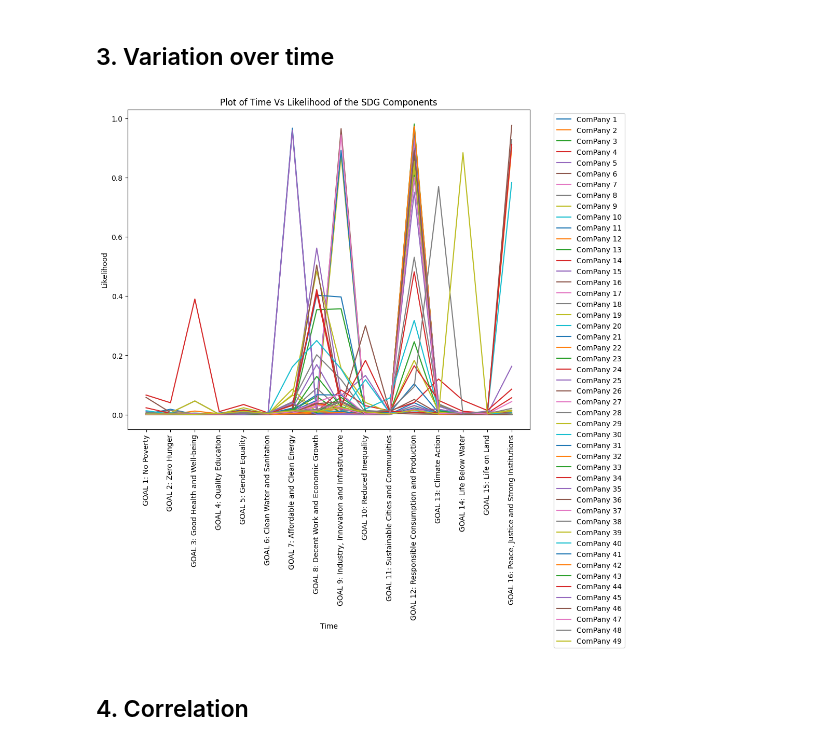
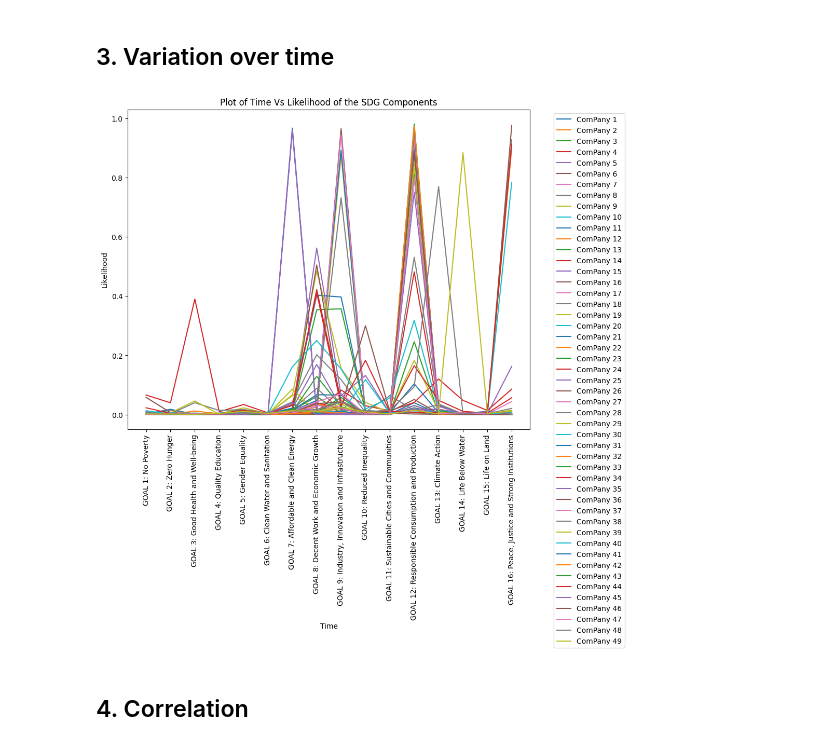
Before and after one commit to Fabchirajoul/SDG, a Jupyter notebook: SDG_2023_FILE_FROM_MUSAWENKORI.ipynb, the cells around one changed output. Saved outputs shown, nothing was run; the diff lists cells and outputs as text; code cells hidden in the pictures.

```diff
--- a/SDG_2023_FILE_FROM_MUSAWENKORI.ipynb
+++ b/SDG_2023_FILE_FROM_MUSAWENKORI.ipynb
@@ -765,7 +765,8 @@ label_list = [
     'GOAL 13: Climate Action',
     'GOAL 14: Life Below Water',
     'GOAL 15: Life on Land',
-    'GOAL 16: Peace, Justice and Strong Institutions'
+    'GOAL 16: Peace, Justice and Strong Institutions',
+     'GOAL 17: Partnerships for the Goals'
 ]
 # %% [markdown]
 ## The model
@@ -1578,8 +1730,6 @@ plt.plot(combined_df['ComPany 26'], label='ComPany 26')
 plt.plot(combined_df['ComPany 27'], label='ComPany 27')
 plt.plot(combined_df['ComPany 28'], label='ComPany 28')
 plt.plot(combined_df['ComPany 29'], label='ComPany 29')
-
-
 plt.plot(combined_df['ComPany 30'], label='ComPany 30')
 plt.plot(combined_df['ComPany 31'], label='ComPany 31')
 plt.plot(combined_df['ComPany 32'], label='ComPany 32')
@@ -1587,37 +1737,35 @@ plt.plot(combined_df['ComPany 33'], label='ComPany 33')
 plt.plot(combined_df['ComPany 34'], label='ComPany 34')
 plt.plot(combined_df['ComPany 35'], label='ComPany 35')
 plt.plot(combined_df['ComPany 36'], label='ComPany 36')
 plt.plot(combined_df['ComPany 37'], label='ComPany 37')
-plt.plot(combined_df['ComPany 39'], label='ComPany 38')
+plt.plot(combined_df['ComPany 38'], label='ComPany 38')
 plt.plot(combined_df['ComPany 39'], label='ComPany 39')
-
-
 plt.plot(combined_df['ComPany 40'], label='ComPany 40')
 plt.plot(combined_df['ComPany 41'], label='ComPany 41')
 plt.plot(combined_df['ComPany 42'], label='ComPany 42')
 plt.plot(combined_df['ComPany 43'], label='ComPany 43')
 plt.plot(combined_df['ComPany 44'], label='ComPany 44')
 plt.plot(combined_df['ComPany 45'], label='ComPany 45')
 plt.plot(combined_df['ComPany 46'], label='ComPany 46')
 plt.plot(combined_df['ComPany 47'], label='ComPany 47')
 plt.plot(combined_df['ComPany 48'], label='ComPany 48')
 plt.plot(combined_df['ComPany 49'], label='ComPany 49')
 
 
 plt.xlabel('Time')
 plt.ylabel('Likelihood')
 plt.title('Plot of Time Vs Likelihood of the SDG Components')
 
 # Rotate x labels vertically
 plt.xticks(rotation=90)
 
 # Position the legend outside the plot on the right side
 plt.legend(bbox_to_anchor=(1.05, 1), loc='upper left')
 
 # Show the plot
 plt.show()
 # %% [output]
-[figure, old version]
+[figure, new version]
 # %% [markdown]
 ## 4. Correlation
 # %%
```
Also changed, not shown: parts of 7 cells of this notebook.
